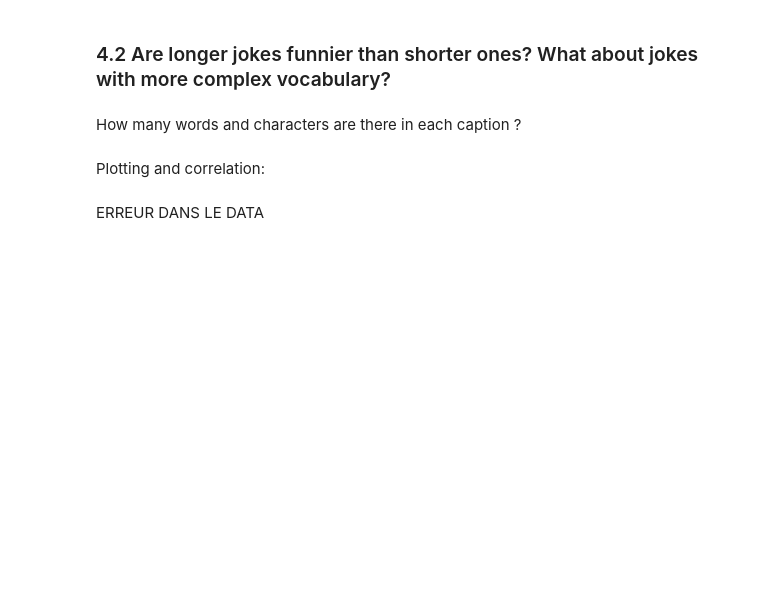
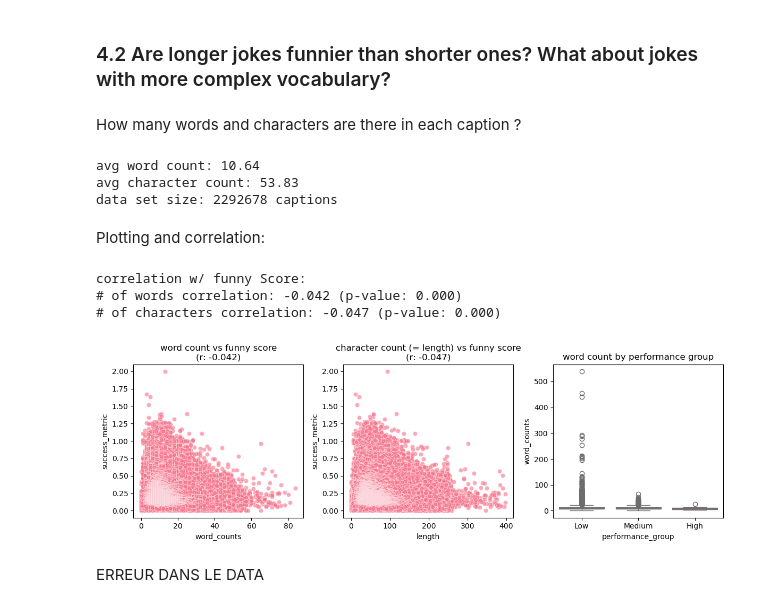
Before and after one commit to epfl-ada/ada-2025-project-json-derulo, a Jupyter notebook: src/Milestone_P2/Milestone_P2.ipynb, the cells around one changed output. Saved outputs shown, nothing was run; the diff lists cells and outputs as text; code cells hidden in the pictures; blank space fills up the shorter version.

Commit message:
Added Marina

```diff
--- a/src/Milestone_P2/Milestone_P2.ipynb
+++ b/src/Milestone_P2/Milestone_P2.ipynb
@@ -348,4 +352,4 @@ Opening of the csv data
 # %%
-base_path = r"C:\Users\mered\OneDrive\Escritorio\Marina\MA2\ADA\ada-2025-project-json-derulo\data\newyorker_caption_contest\newyorker_caption_contest\data"
+base_path = str(CSV_DIR)
 
 df = ut.load_all_contest_data(base_path, start_id=510, end_id= 895)
@@ -386,12 +421,13 @@ df["length"] = [len(line) for line in df["caption"]]
 print(f"avg word count: {df['word_counts'].mean():.2f}")
 print(f"avg character count: {df['length'].mean():.2f}")
 print(f"data set size: {len(df)} captions")
+# %% [output]
+avg word count: 10.64
+avg character count: 53.83
+data set size: 2292678 captions
 # %% [markdown]
 Plotting and correlation:
 # %%
-import seaborn as sns
-from scipy.stats import pearsonr, spearmanr
-
 # style of plot
 plt.style.use('default')
 sns.set_palette("husl")
@@ -406,35 +442,42 @@ df['prop_funny'] = df['funny'] / df['total_votes']
 
 # weighted average (2 for funny, 1 for somewhat_funny, 0 for not_funny)
 df['funny_score_weighted'] = (df['funny'] * 2 + df['somewhat_funny'] * 1 + df['not_funny'] * 0) / df['total_votes']
 df['success_metric'] = df['funny_score_weighted']
 
 # correlation analysis
 corr_word_score, p_word = pearsonr(df['word_counts'], df['success_metric'])
 corr_char_score, p_char = pearsonr(df['length'], df['success_metric'])
 
 print(f"\ncorrelation w/ funny Score:")
 print(f"# of words correlation: {corr_word_score:.3f} (p-value: {p_word:.3f})")
 print(f"# of characters correlation: {corr_char_score:.3f} (p-value: {p_char:.3f})")
 
+df_filtered = df[(df['word_counts'] <= 100) & (df['length'] <= 400)]
+
 plt.figure(figsize=(12, 4))
 
 plt.subplot(1, 3, 1)
-sns.scatterplot(data=df, x='word_counts', y='success_metric', alpha=0.6)
+sns.scatterplot(data=df_filtered, x='word_counts', y='success_metric', alpha=0.6)
 plt.title(f'word count vs funny score\n(r: {corr_word_score:.3f})')
 
 plt.subplot(1, 3, 2)
-sns.scatterplot(data=df, x='length', y='success_metric', alpha=0.6)
+sns.scatterplot(data=df_filtered, x='length', y='success_metric', alpha=0.6)
 plt.title(f'character count (= length) vs funny score\n(r: {corr_char_score:.3f})')
 
 plt.subplot(1, 3, 3)
 # Create performance groups for comparison
 df['performance_group'] = pd.cut(df['success_metric'], bins=3, labels=['Low', 'Medium', 'High'])
 
 sns.boxplot(data=df, x='performance_group', y='word_counts')
 plt.title('word count by performance group')
 
 plt.tight_layout()
 plt.show()
+# %% [output]
+correlation w/ funny Score:
+# of words correlation: -0.042 (p-value: 0.000)
+# of characters correlation: -0.047 (p-value: 0.000)
+[figure, added]
 # %% [markdown]
 ERREUR DANS LE DATA
 # %%
```
Also changed, not shown: parts of 23 cells of this notebook, 2 other files.
